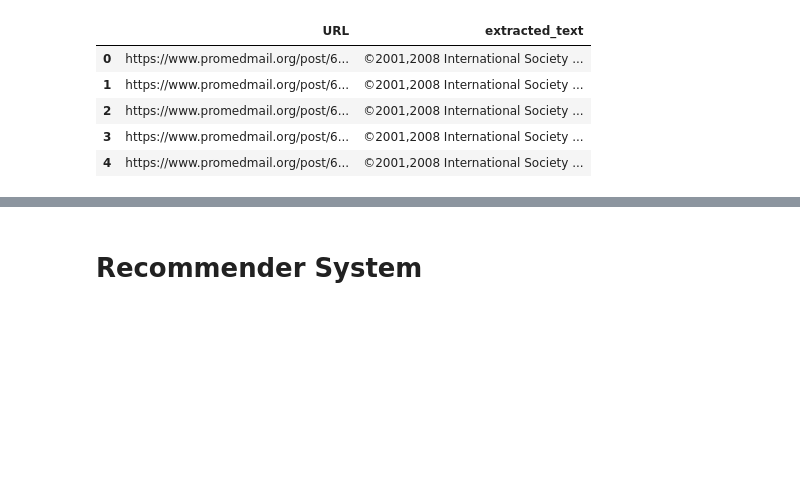
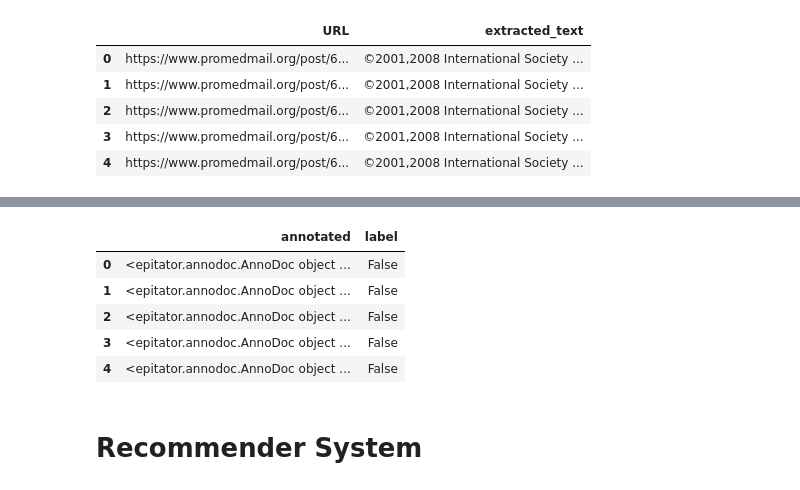
Before and after one commit to aauss/EventEpi, a Jupyter notebook: statistics.ipynb, the cells around one changed output, grey strips where cells are left out. Cells and saved outputs as stored; diff of their text form; code cells hidden in the pictures; blank space fills up the shorter version.

```diff
--- a/statistics.ipynb
+++ b/statistics.ipynb
@@ -236,3 +281,12 @@ ExtractSentencesAndLabel('dates').data_output().head()
+# %%
+RecommenderLabeling().data_output().head()
+# %% [output]
+|  | annotated | label |
+| 0 | <epitator.annodoc.AnnoDoc object ... | False |
+| 1 | <epitator.annodoc.AnnoDoc object ... | False |
+| 2 | <epitator.annodoc.AnnoDoc object ... | False |
+| 3 | <epitator.annodoc.AnnoDoc object ... | False |
+| 4 | <epitator.annodoc.AnnoDoc object ... | False |
 # %% [markdown]
 # Recommender System
 # %%
```
Also changed, not shown: parts of 12 cells of this notebook.
